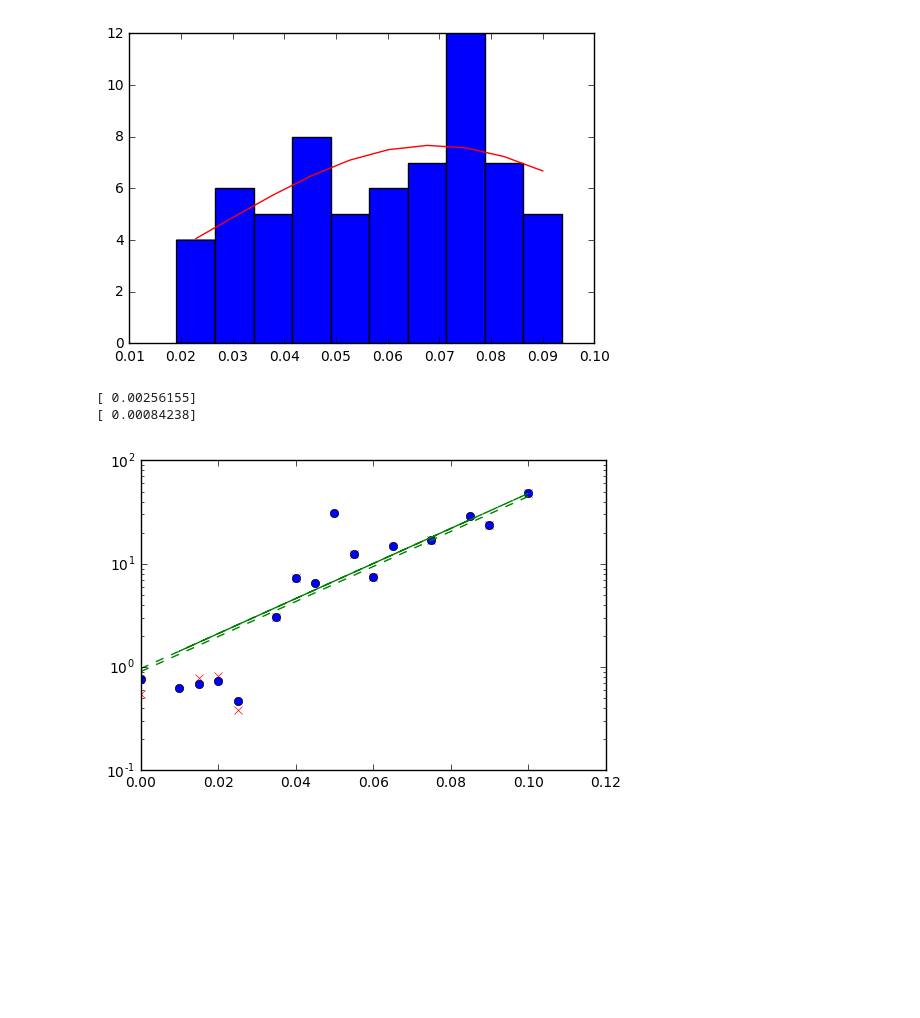
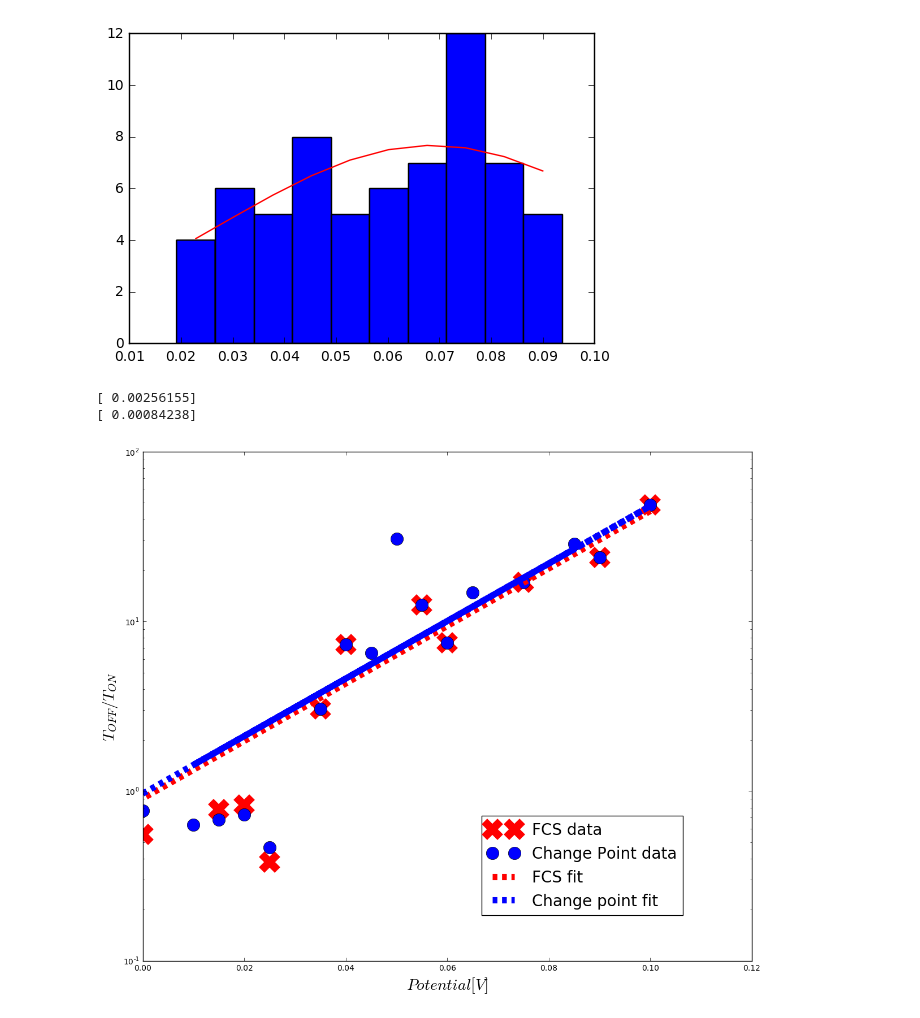
Before and after one commit to biswajitSM/Azurin_SM_repo, a Jupyter notebook: Analysis/Ratio Notebook.ipynb, the cells around one changed output. Cells and saved outputs as stored; diff of their text form; code cells hidden in the pictures; blank space fills up the shorter version.

```diff
--- a/Analysis/Ratio Notebook.ipynb
+++ b/Analysis/Ratio Notebook.ipynb
@@ -112,28 +112,34 @@ plt.plot(bin_centers_off,gaus(bin_centers_off,*popt_FCS), color = 'r')
 # %%
 y_1 = [48.62951582331873, 23.904438776736455, 17.06620729364577, 7.5062066865097234, 12.536809680664424, 7.3409946000581145, 3.0493269466865054, 0.38173578812120001, 0.82946268632500009, 0.77861653017683341, 0.55526126763650008]
 x_1 = [0.1, 0.09, 0.075, 0.06, 0.055, 0.04, 0.035, 0.025, 0.02, 0.015, 0]
 
 y_2 = [0.7701837956762458, 0.6806879605521884, 0.7298681478069913, 0.4665120868638997, 3.0493269466865054, 7.3409946000581145, 30.81616944800298, 12.536809680664424, 7.5062066865097234, 17.06620729364577, 23.904438776736455, 48.62951582331873, 0.6328104286834932, 6.528531815223261, 14.815773477517531, 28.704428326174998]
 x_2 = [0.0, 0.015, 0.02, 0.025, 0.035, 0.04, 0.05, 0.055, 0.06, 0.075, 0.09, 0.1, 0.01, 0.045, 0.065, 0.085]
 
-plt.plot(x_1,y_1, 'x', color = 'r')
-plt.plot(x_2,y_2, 'o', color = 'b')
+
+plt.figure(figsize=(12,10))
+plt.plot(x_1,y_1, 'x', color = 'r',label='FCS data', ms=20)
+plt.plot(x_2,y_2, 'o', color = 'b', label='Change Point data', ms=16)
 
 
 plt.yscale('log')
 
 def nernst(x, a):
         return(10**((x - a) / 0.059))
 
 popt_0, pcov_0 = curve_fit(nernst, x_1, y_1, p0 = 0.020, bounds = (0,np.inf))
 popt_1, pcov_1 = curve_fit(nernst, x_2, y_2, p0 = 0.020, bounds = (0,np.inf))
-plt.plot(x_1, nernst(x_1, *popt_0), 'g--')
-plt.plot(x_2, nernst(x_2, *popt_1), 'g--')
+plt.plot(x_1, nernst(x_1, *popt_0), 'r--', label='FCS fit', lw=8)
+plt.plot(x_2, nernst(x_2, *popt_1), 'b--', label='Change point fit', lw=8)
 
-
+xlabel('$Potential [V]$', fontsize=20)
+ylabel('$T_{OFF}/T_{ON}$', fontsize=20)
+legend(bbox_to_anchor=(0.9, 0.3), fontsize=20)
+tight_layout()
+savefig('onoff_ratio.pdf', dpi=300, transparent=True)
 print(popt_0)
 print(popt_1)
 # %% [output]
 [ 0.00256155]
 [ 0.00084238]
-[figure, old version]
+[figure, new version]
```
Also changed, not shown: parts of 3 cells of this notebook, 7 other files.
